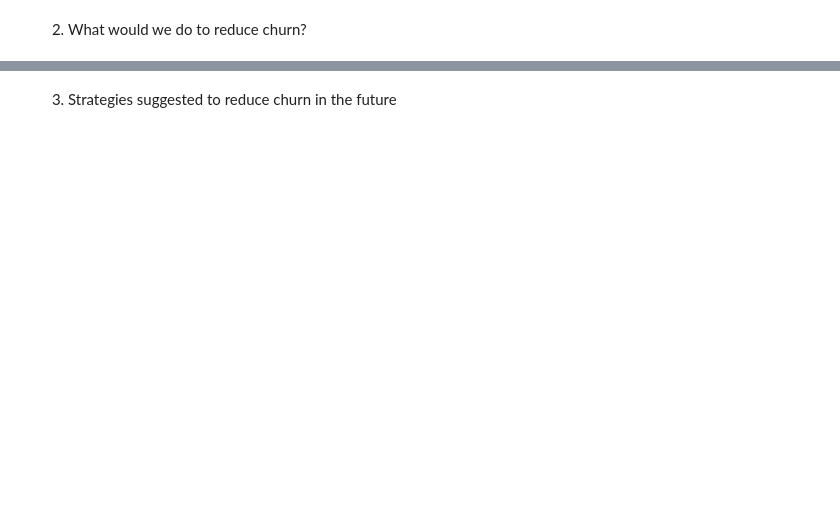
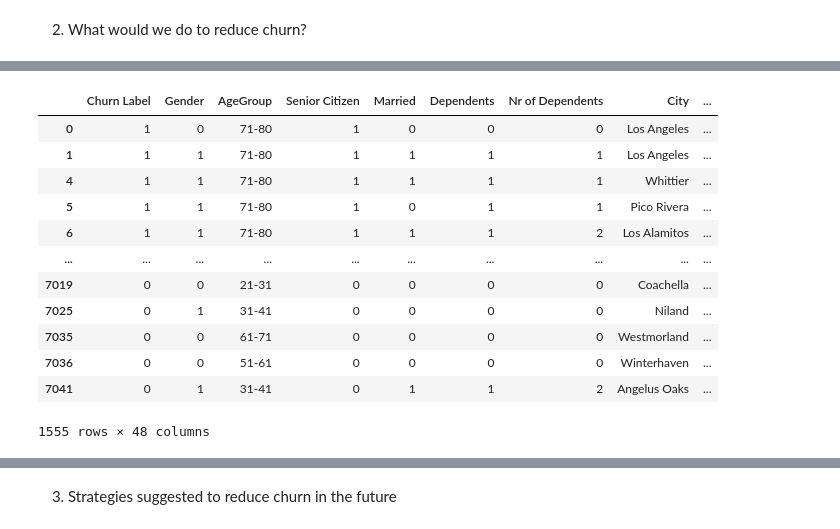
Before and after one commit to HeteRai/telcom_customer_churn_project, a Jupyter notebook: notebooks/telecomunications-customer-churn.ipynb, the cells around one changed output, grey strips where cells are left out. Drawn from its saved outputs; the diff is of its cells as text; code cells hidden in the pictures; blank space fills up the shorter version.

```diff
--- a/notebooks/telecomunications-customer-churn.ipynb
+++ b/notebooks/telecomunications-customer-churn.ipynb
@@ -4273,0 +4263,32 @@ Passing `palette` without assigning `hue` is deprecated and will be removed in v
+# %%
+services = [
+    'Phone Service',
+    'Internet Service',
+    'Online Security',
+    'Online Backup',
+    'Premium Tech Support',
+    'Streaming TV',
+    'Streaming Music',
+    'Streaming Movies',
+    'Device Protection Plan',
+    'Unlimited Data'
+]
+
+# Passo 2: Criar a nova coluna 'customers_with_3or4_services' para os clientes que utilizam exatamente 3 ou 4 serviços
+def extract_services(row):
+    # Lista vazia para armazenar os nomes dos serviços utilizados
+    active_services = []
+    for service in services:
+        if row[service] == 1:  # Verificar se o cliente usa o serviço
+            active_services.append(service)  # Adicionar o nome do serviço na lista
+    # Retornar o conjunto dos serviços ativos
+    return active_services if len(active_services) == 3 or len(active_services) == 4 else None
+
+# Aplicar a função linha por linha no DataFrame
+telco_final_df['conj_3or4_servicos'] = telco_final_df.apply(extract_services, axis=1)
+
+# Filtrar apenas os clientes com 3 serviços para ver a nova coluna
+customers_with_3or4_services = telco_final_df[(telco_final_df['num_services'] == 3) | (telco_final_df['num_services'] == 4)]
+
+# Exibir os resultados
+customers_with_3or4_services[['conj_3or4_servicos']]
@@ -4273,0 +4329,2 @@ Passing `palette` without assigning `hue` is deprecated and will be removed in v
+# %%
+customers_with_3or4_services['conj_3or4_servicos_str'] = customers_with_3or4_services['conj_3or4_servicos'].apply(lambda x: ', '.join(sorted(x)))
@@ -4273,0 +4337,4 @@ Passing `palette` without assigning `hue` is deprecated and will be removed in v
+# %%
+freq_map = customers_with_3or4_services['conj_3or4_servicos_str'].value_counts().to_dict()
+# %%
+customers_with_3or4_services['conj_3or4_servicos_str_freq_encoded']=customers_with_3or4_services['conj_3or4_servicos_str'].map(freq_map)
@@ -4273,0 +4347,16 @@ Passing `palette` without assigning `hue` is deprecated and will be removed in v
+# %%
+customers_with_3or4_services
+# %% [output]
+|  | Churn Label | Gender | AgeGroup | Senior Citizen | Married | Dependents | Nr of Dependents | City | ... |
+| 0 | 1 | 0 | 71-80 | 1 | 0 | 0 | 0 | Los Angeles | ... |
+| 1 | 1 | 1 | 71-80 | 1 | 1 | 1 | 1 | Los Angeles | ... |
+| 4 | 1 | 1 | 71-80 | 1 | 1 | 1 | 1 | Whittier | ... |
+| 5 | 1 | 1 | 71-80 | 1 | 0 | 1 | 1 | Pico Rivera | ... |
+| 6 | 1 | 1 | 71-80 | 1 | 1 | 1 | 2 | Los Alamitos | ... |
+| ... | ... | ... | ... | ... | ... | ... | ... | ... | ... |
+| 7019 | 0 | 0 | 21-31 | 0 | 0 | 0 | 0 | Coachella | ... |
+| 7025 | 0 | 1 | 31-41 | 0 | 0 | 0 | 0 | Niland | ... |
+| 7035 | 0 | 0 | 61-71 | 0 | 0 | 0 | 0 | Westmorland | ... |
+| 7036 | 0 | 0 | 51-61 | 0 | 0 | 0 | 0 | Winterhaven | ... |
+| 7041 | 0 | 1 | 31-41 | 0 | 1 | 1 | 2 | Angelus Oaks | ... |
+1555 rows × 48 columns
```
Also changed, not shown: parts of 192 cells of this notebook.
